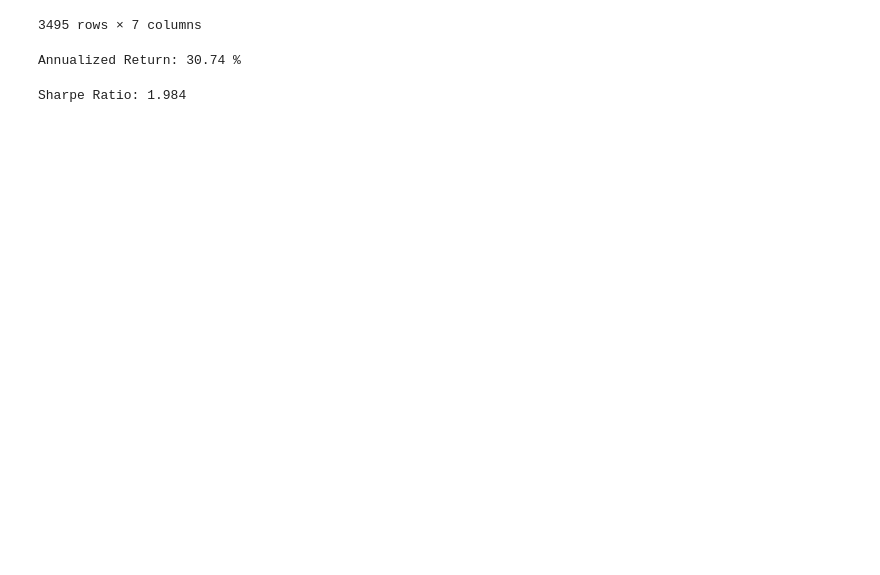
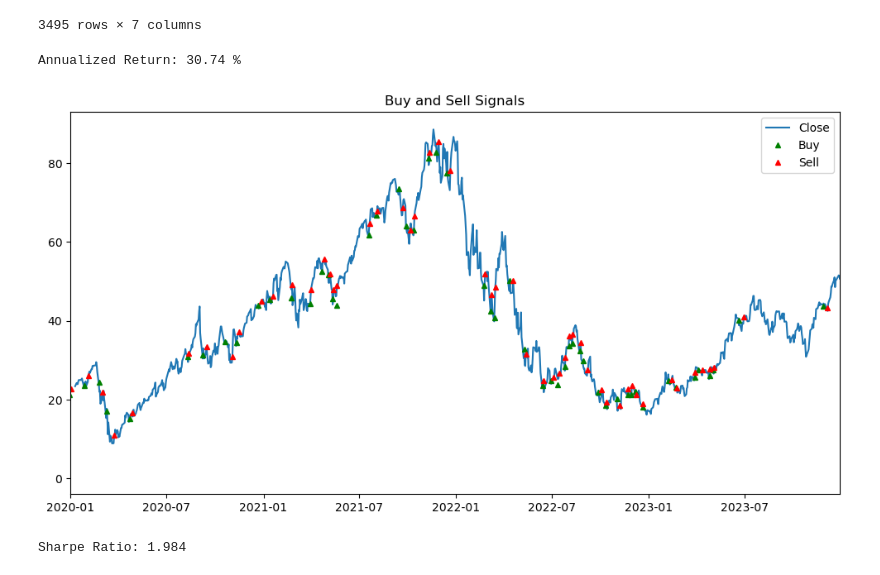
Before and after one commit to Ryan-Kung/Tuesday-TQQQ-Trading-Strategy, a Jupyter notebook: Tuesday Strategy.ipynb, the cells around one changed output. Cells and saved outputs as stored; diff of their text form; code cells hidden in the pictures; blank space fills up the shorter version.

Commit message:
Graph of the strategy for Tuesday

```diff
--- a/Tuesday Strategy.ipynb
+++ b/Tuesday Strategy.ipynb
@@ -33,7 +33,9 @@ Buy: On Tuesday or Wednesday, if the two previous days have consecutively lower
 Sell: When the close is higher than the previous day's high, sell at the close
 '''
 buys = []
+buy_dates = []
 sells = []
+sell_dates = []
 index = []
 position = False
 for i in range(len(data)):
@@ -41,11 +43,13 @@ for i in range(len(data)):
         if i > 2 and data['Close'][i-1] < data['Close'][i-2]:
             if data['Close'][i-2] < data['Close'][i-3] and position == False:
                 buys.append(data['Open'][i])
+                buy_dates.append(data.index[i])
                 position = True
                 index.append(i)
     if position == True:
         if i > index[-1] and data['Close'][i] > data['High'][i-1]:
             sells.append(data['Close'][i])
+            sell_dates.append(data.index[i])
             position = False
 # %%
 #Calculate the annualized returns of the strategy
@@ -56,6 +60,19 @@ annualized_return = (1 + cumulative_return) ** (365 / total_days) - 1
 print("Annualized Return: " + str(round(annualized_return * 100, 2)), "%")
 # %% [output]
 Annualized Return: 30.74 %
+# %%
+#Plot the buy and sell signals (shrunk to 2020 onward for better visiblity)
+import matplotlib.pyplot as plt
+plt.figure(figsize = (12, 6))
+plt.plot(data['Close'].iloc[-1000:])
+plt.plot(buy_dates, buys, '^', color = 'g', markersize = 5)
+plt.plot(sell_dates, sells, '^', color = 'r', markersize = 5)
+plt.title('Buy and Sell Signals')
+plt.legend(['Close', 'Buy', 'Sell'])
+plt.xlim(pd.Timestamp('2020-01-01'), data.index[-1])
+plt.show()
+# %% [output]
+[figure, added]
 # %%
 #Calculate the Sharpe Ratio
 total_trading_days = 252
```
Also changed, not shown: parts of 1 cell of this notebook.
